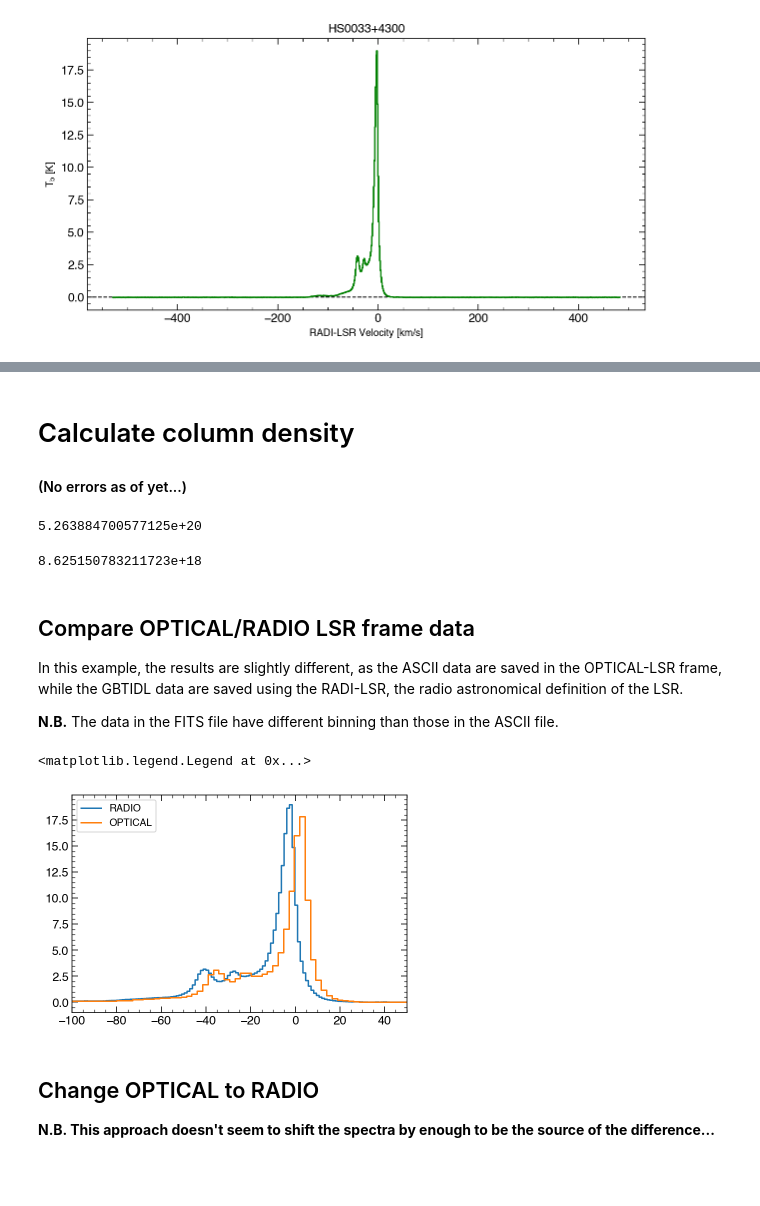
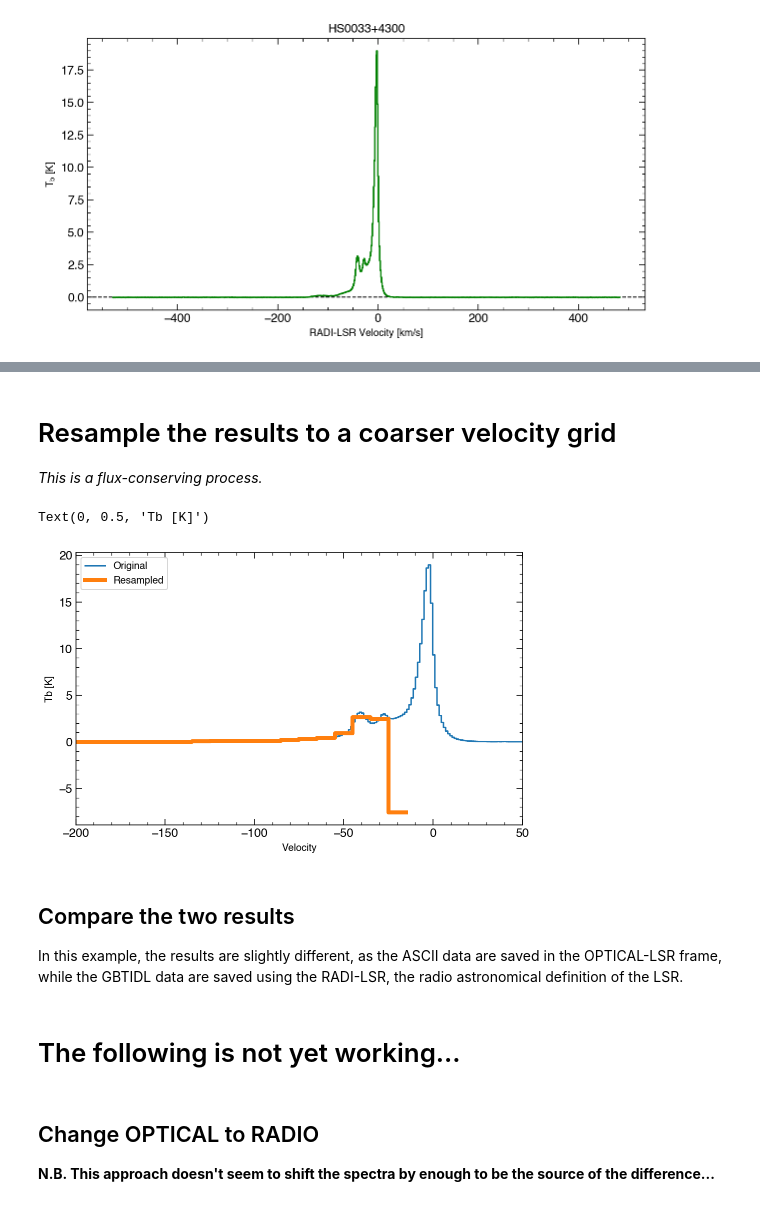
Before and after one commit to jchowk/pyND, a Jupyter notebook: gbt/docs/GBTspec.usage.ipynb, the cells around one changed output, grey strips where cells are left out. Drawn from its saved outputs; the diff is of its cells as text; code cells hidden in the pictures; blank space fills up the shorter version.

Commit message:
Documentation. Resampling in GBTsurvey, copy in GBTspec,GBTsurvey
** Includes _mostly bad_ mask approach in resampling.

```diff
--- a/gbt/docs/GBTspec.usage.ipynb
+++ b/gbt/docs/GBTspec.usage.ipynb
@@ -41,3 +67,4 @@ y.plotspectrum()
 # %%
 input_filename = 'data/GBTdata.fits'
-z = GBTspec.from_GBTIDLindex(input_filename)
+object_name = 'HS0033+4300'
+z = GBTspec.from_GBTIDL(input_filename,object_name)
@@ -67,28 +75,33 @@ y.object,y.RA,y.DEC,y.l,y.b,y.veldef,y.filename
-# %% [markdown]
-# Calculate column density
-#### (No errors as of yet...)
-# %%
-x.columndensity()
-# %% [output]
-5.263884700577125e+20
-# %%
-x.columndensity([-200,-90])
-# %% [output]
-8.625150783211723e+18
+# %% [markdown]
+# Resample the results to a coarser velocity grid
+*This is a flux-conserving process.*
+# %%
+z_new = z.copy()
+new_velocity = np.arange(-400,100,10.)
+z_new.resample(new_velocity,masked=True)
+# %%
+plt.figure(figsize=(8,5))
+plt.plot(z.velocity,z.Tb,drawstyle='steps-mid',label='Original')
+plt.plot(z_new.velocity,z_new.Tb,drawstyle='steps-mid',label='Resampled',lw=4)
+plt.xlim(-100,50)
+plt.legend(loc='upper left')
+plt.xlim(-200,50)
+plt.xlabel('Velocity')
+plt.ylabel('Tb [K]')
+# %% [output]
+Text(0, 0.5, 'Tb [K]')
+[figure, added]
 # %% [markdown]
-## Compare OPTICAL/RADIO LSR frame data
+## Compare the two results
 
 In this example, the results are slightly different, as the ASCII data are saved in the OPTICAL-LSR frame, while the GBTIDL data are saved using the RADI-LSR, the radio astronomical definition of the LSR.
-
-**N.B.** The data in the FITS file have different binning than those in the ASCII file.
 # %%
-plt.plot(y.velocity,y.Tb,drawstyle='steps-mid',label='RADIO')
+plt.plot(z.velocity,z.Tb,drawstyle='steps-mid',label='RADIO')
 plt.plot(x.velocity,x.Tb,drawstyle='steps-mid',label='OPTICAL')
 plt.xlim(-100,50)
 plt.legend(loc='upper left')
-# %% [output]
-<matplotlib.legend.Legend at 0x...>
-[figure, removed]
+# %% [markdown]
+# The following is not yet working...
 # %% [markdown]
 ## Change OPTICAL to RADIO
 
```
Also changed, not shown: parts of 18 cells of this notebook, 5 other files.
